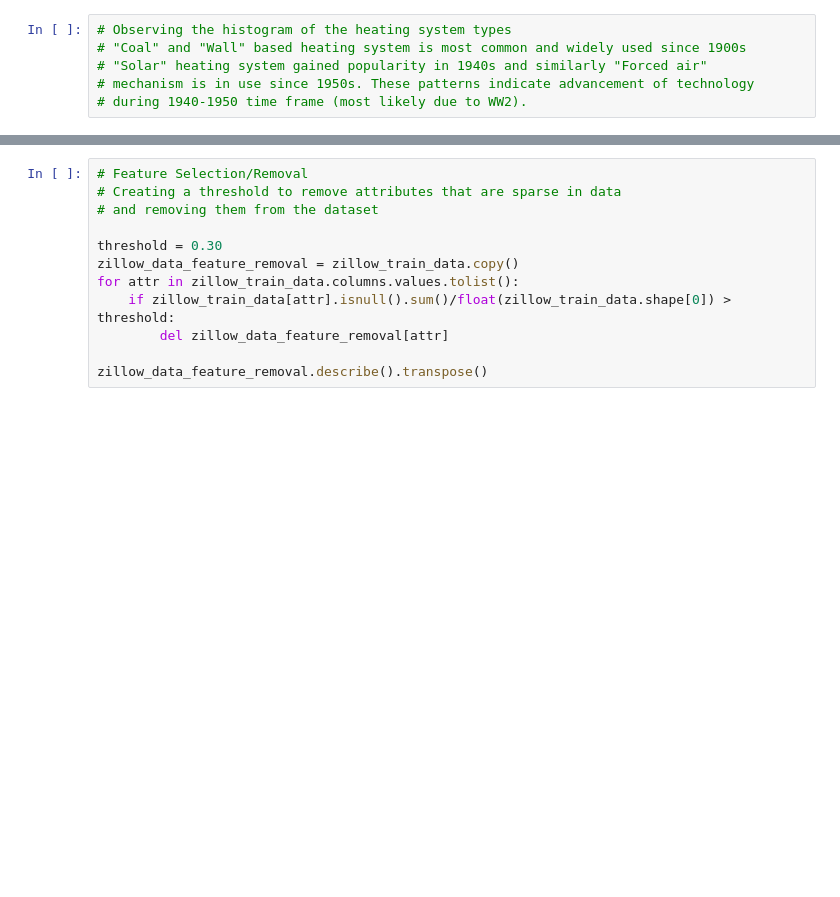
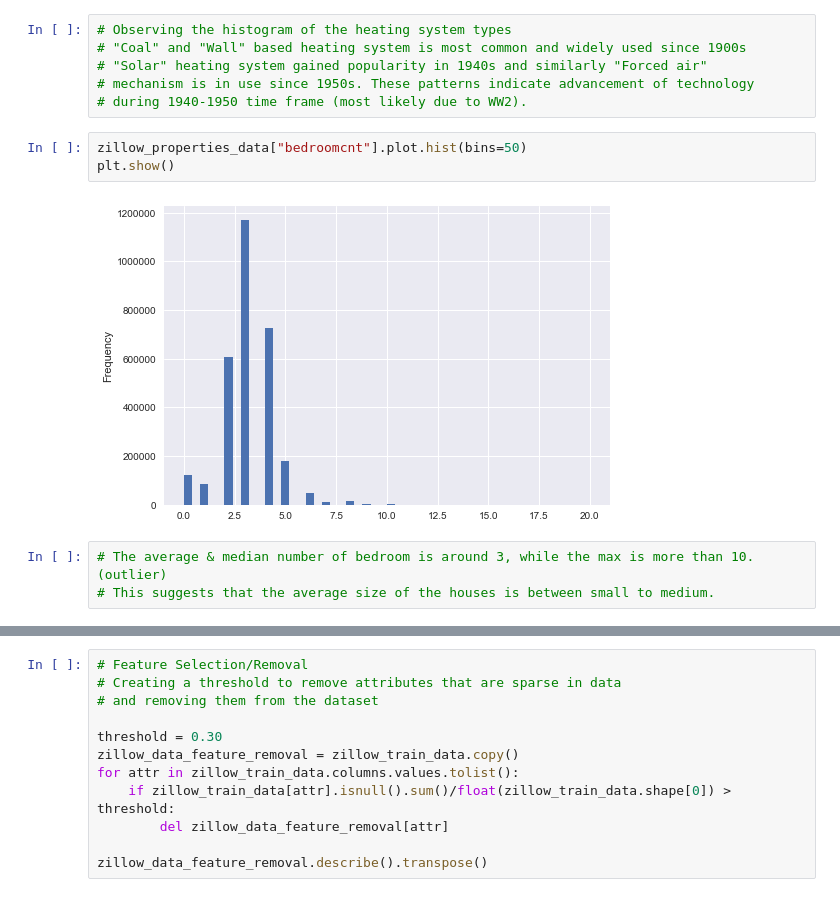
Before and after one commit to VinodKumarLogan/CSE519-2017-111491311, a Jupyter notebook: HW2/HW2.ipynb, the cells around one changed output, grey strips where cells are left out. Cells and saved outputs as stored; diff of their text form; blank space fills up the shorter version.

```diff
--- a/HW2/HW2.ipynb
+++ b/HW2/HW2.ipynb
@@ -176,3 +176,11 @@ plt.show()
 # "Solar" heating system gained popularity in 1940s and similarly "Forced air"
 # mechanism is in use since 1950s. These patterns indicate advancement of technology
 # during 1940-1950 time frame (most likely due to WW2).
+# %%
+zillow_properties_data["bedroomcnt"].plot.hist(bins=50)
+plt.show()
+# %% [output]
+[figure, added]
+# %%
+# The average & median number of bedroom is around 3, while the max is more than 10. (outlier)
+# This suggests that the average size of the houses is between small to medium.
```
Also changed, not shown: parts of 10 cells of this notebook, 1 other file.
